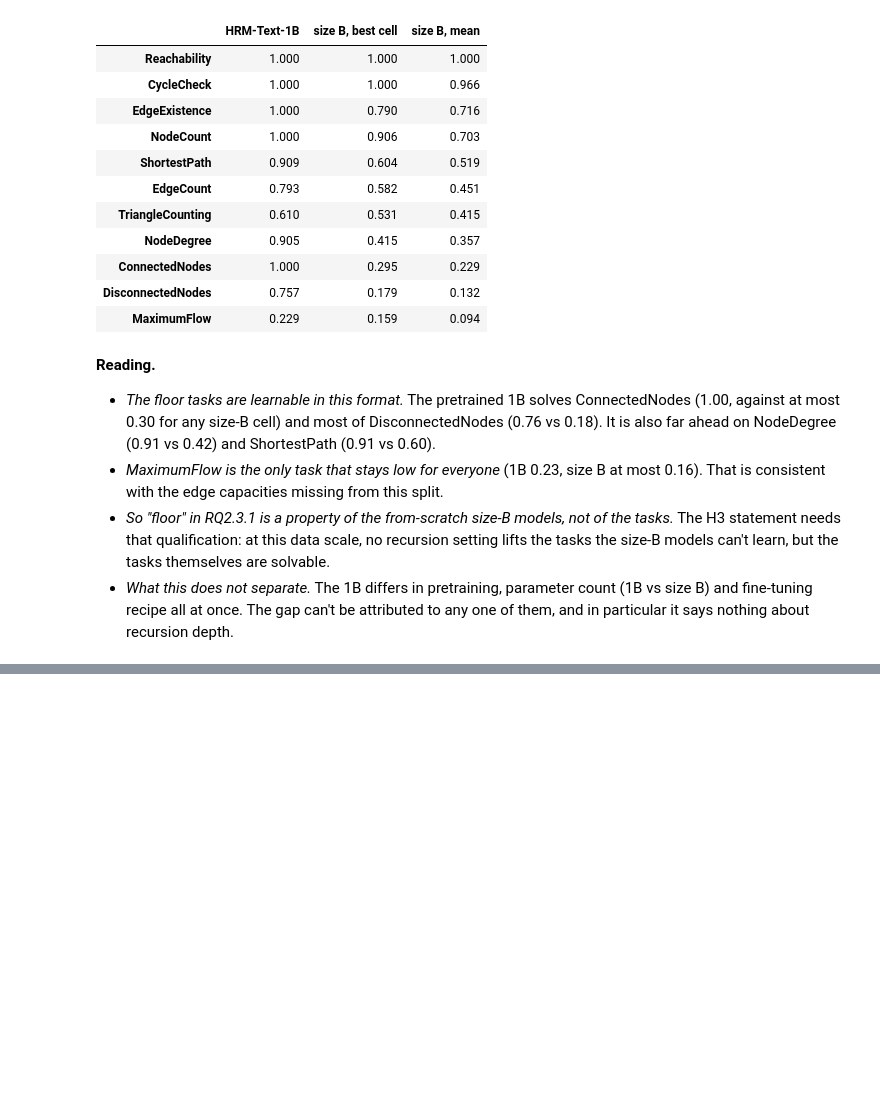
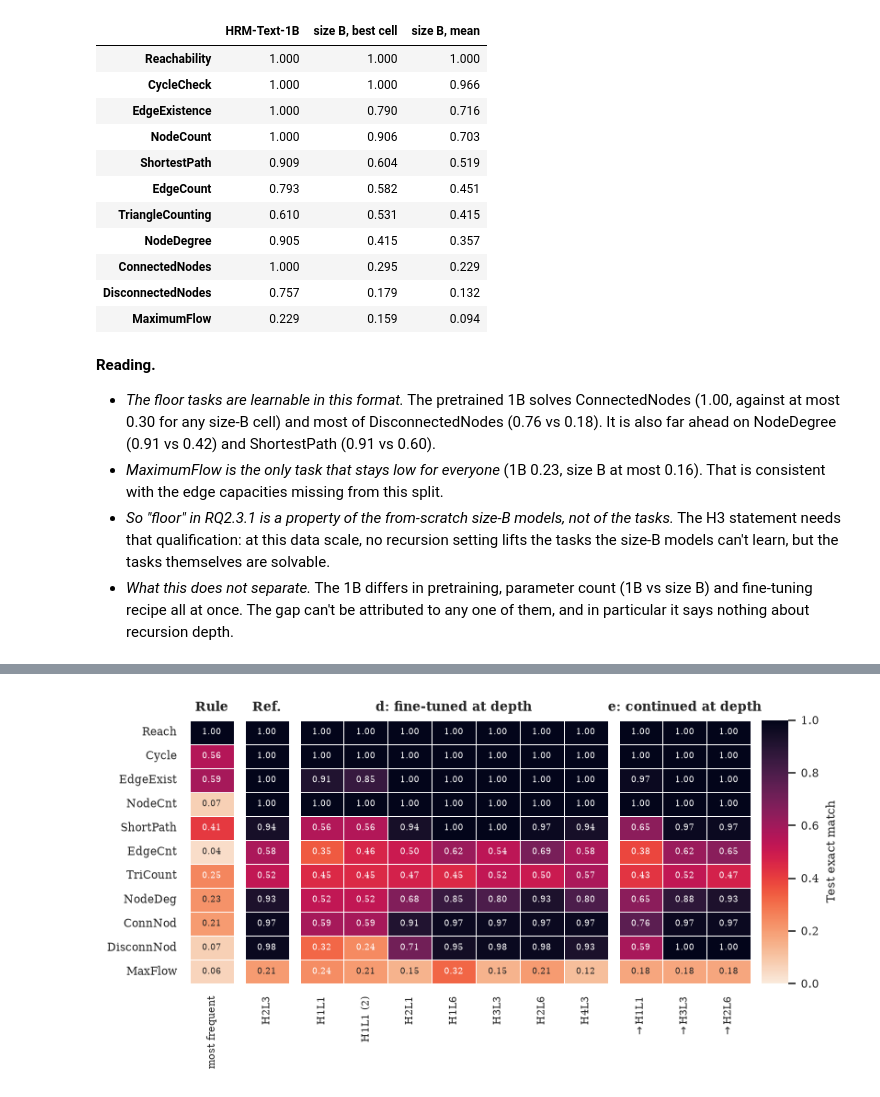
Before and after one commit to MariusAAROS/HRM-Text-for-Graphs, a Jupyter notebook: report/paper_results.ipynb, the cells around one changed output, grey strips where cells are left out. Drawn from its saved outputs; the diff is of its cells as text; code cells hidden in the pictures; blank space fills up the shorter version.

```diff
--- a/report/paper_results.ipynb
+++ b/report/paper_results.ipynb
@@ -83,7 +83,7 @@ ARCH_LABELS = {
 DIRECT, META_ICL = "Standard SFT", "Meta-ICL"
 
 # Gradient regimes compared in the recursion study (RQ2.1').
-TRUNC_BP, FULL_BP = "1-step gradient", "Full backprop"
+TRUNC_BP, FULL_BP = "Truncated BPTT (5 blocks)", "Full backprop"
 
 # The 11 GraphQA reasoning tasks (column suffixes in the performance data).
 GRAPH_TASKS = [
@@ -2453,0 +2521,18 @@ pd.DataFrame({
+# %%
+prior = pd.read_csv(RESULTS_DIR / "answer-prior-baseline.csv").query("split == 'test'").set_index("task")
+prior_runs = pd.read_csv(RESULTS_DIR / "answer-prior-runs.csv")
+scratch = prior_runs[(prior_runs["source"] == "from-scratch") & (prior_runs["split"] == "test")
+                     & ~prior_runs["diverged"] & ~prior_runs["file"].str.contains("Lov")]
+scratch_task = scratch.groupby("task")[["acc", "share_eq_prior"]].mean()
+
+prior_tbl = pd.DataFrame({
+    "most frequent answer": prior["prior_answer"],
+    "distinct answers": prior["n_unique_gold"],
+    "always that answer": prior["prior_acc"],
+    "size B, no pretraining": scratch_task["acc"],
+    "size B, share = that answer": scratch_task["share_eq_prior"],
+    "HRM-1B, pretrained + fine-tuned": pd.Series({t: pr_ref[f"exact_match_{t}"] for t in GRAPH_TASKS}),
+}).reindex(TASK_ORDER)
+print(f"size B: mean of {scratch['run'].nunique()} runs (greedy-generation accuracy); "
+      "HRM-1B: the GraphQA H2L3 fine-tune (teacher-forced exact match)")
+prior_tbl.round(3)
@@ -2453,0 +2828,45 @@ pd.DataFrame({
+# %%
+# Per task, at the trained depth: always-most-frequent-answer rule | reference | d | e. Same colormap as
+# the other task heatmaps.
+def task_col(sub):
+    return pd.Series({t: sub[f"exact_match_{t}"].iloc[0] for t in GRAPH_TASKS})
+
+
+D_ORDER = ["d-graphqa-H1L1", "d-graphqa-H1L1-rep2", "d-graphqa-H2L1", "d-graphqa-H1L6", "d-graphqa-H3L3",
+           "d-graphqa-H2L6", "d-graphqa-H4L3"]
+E_ORDER = ["e-graphqa-to-H1L1", "e-graphqa-to-H3L3", "e-graphqa-to-H2L6"]
+d_grid = pd.DataFrame({s.removeprefix("d-graphqa-").replace("-rep2", " (2)"): task_col(own[own["source"] == s])
+                       for s in D_ORDER})
+e_grid = pd.DataFrame({"$\\to$" + s.removeprefix("e-graphqa-to-"): task_col(own[own["source"] == s]) for s in E_ORDER})
+
+
+def plot_finetune_tasks(fname="pretrained_finetune_per_task"):
+    panels = [("Rule", prior["prior_acc"].to_frame("most frequent")), ("Ref.", task_col(pr_ref.to_frame().T).to_frame("H2L3")),
+              ("d: fine-tuned at depth", d_grid), ("e: continued at depth", e_grid)]
+    widths = [g.shape[1] for _, g in panels] + [0.6]
+    fig = plt.figure(figsize=(PAGE_W, 3.1))
+    gs = fig.add_gridspec(1, len(widths), width_ratios=widths, wspace=0.1)
+    cbar_ax = fig.add_subplot(gs[0, -1])
+    for j, (title, grid) in enumerate(panels):
+        ax = fig.add_subplot(gs[0, j])
+        last = j == len(panels) - 1
+        sns.heatmap(grid.reindex(TASK_ORDER), ax=ax, annot=True, fmt=".2f", cmap="rocket_r", vmin=0, vmax=1,
+                    linewidths=0.4, linecolor="white", annot_kws={"fontsize": 5.5},
+                    cbar=last, cbar_ax=cbar_ax if last else None,
+                    cbar_kws={"label": "Test exact match"} if last else None)
+        ax.grid(False)
+        ax.set_ylabel("")
+        ax.set_title(title, fontsize=8.5)
+        ax.set_xticklabels(ax.get_xticklabels(), rotation=90, fontsize=6.5)
+        ax.set_yticklabels([TASK_ABBREV.get(t, t) for t in TASK_ORDER] if j == 0 else [], fontsize=7)
+        if j:
+            ax.tick_params(axis="y", length=0)
+    cbar_ax.yaxis.label.set_size(8)
+    cbar_ax.tick_params(labelsize=7)
+    save_fig(fig, fname)
+    plt.show()
+
+
+plot_finetune_tasks()
+# %% [output]
+[figure, added]
```
Also changed, not shown: parts of 30 cells of this notebook, 36 other files.
